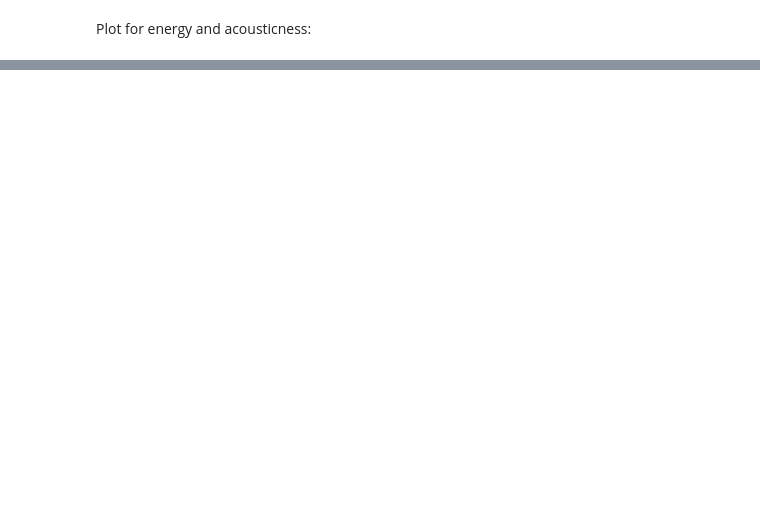
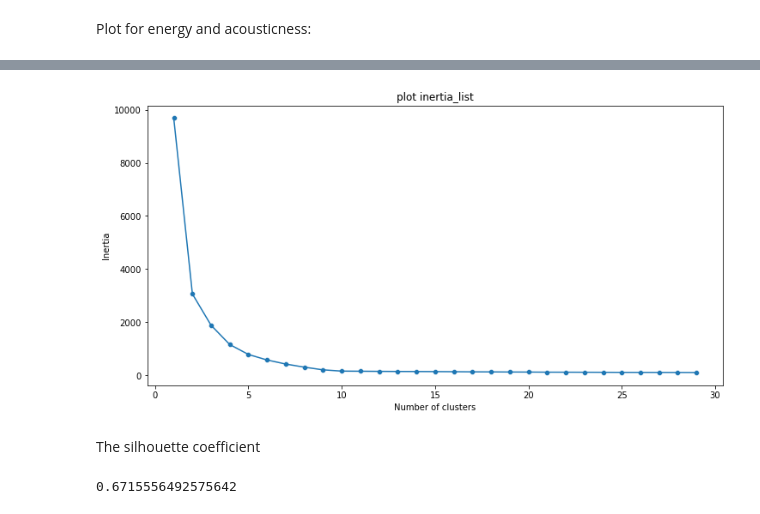
Before and after one commit to godricedemaruh/Project-4, a Jupyter notebook: audio_features.ipynb, the cells around one changed output, grey strips where cells are left out. Cells and saved outputs as stored; diff of their text form; code cells hidden in the pictures; blank space fills up the shorter version.

Commit message:
added inertia and silhouette_score

```diff
--- a/audio_features.ipynb
+++ b/audio_features.ipynb
@@ -217,0 +224,6 @@ plt.show()
+# %%
+inertia_list = []
+for i in range(1,30):
+    mykmeans = KMeans(n_clusters=i)
+    mykmeans.fit(df_scaled)
+    inertia_list.append(round(mykmeans.inertia_))
@@ -217,0 +250,12 @@ plt.show()
+# %%
+fig, ax = plt.subplots(figsize=(12, 6))
+plt.title('plot inertia_list')
+sns.lineplot(x=range(1, 30), y=inertia_list)
+sns.scatterplot(x=range(1, 30), y=inertia_list)
+plt.xlabel('Number of clusters')
+plt.ylabel('Inertia')
+plt.show()
+# %% [output]
+[figure, added]
+# %% [markdown]
+The silhouette coefficient
@@ -217,0 +264,4 @@ plt.show()
+# %%
+silhouette_score(df_scaled, kmeans.labels_)
+# %% [output]
+0.6715556492575642
```
Also changed, not shown: parts of 14 cells of this notebook.
